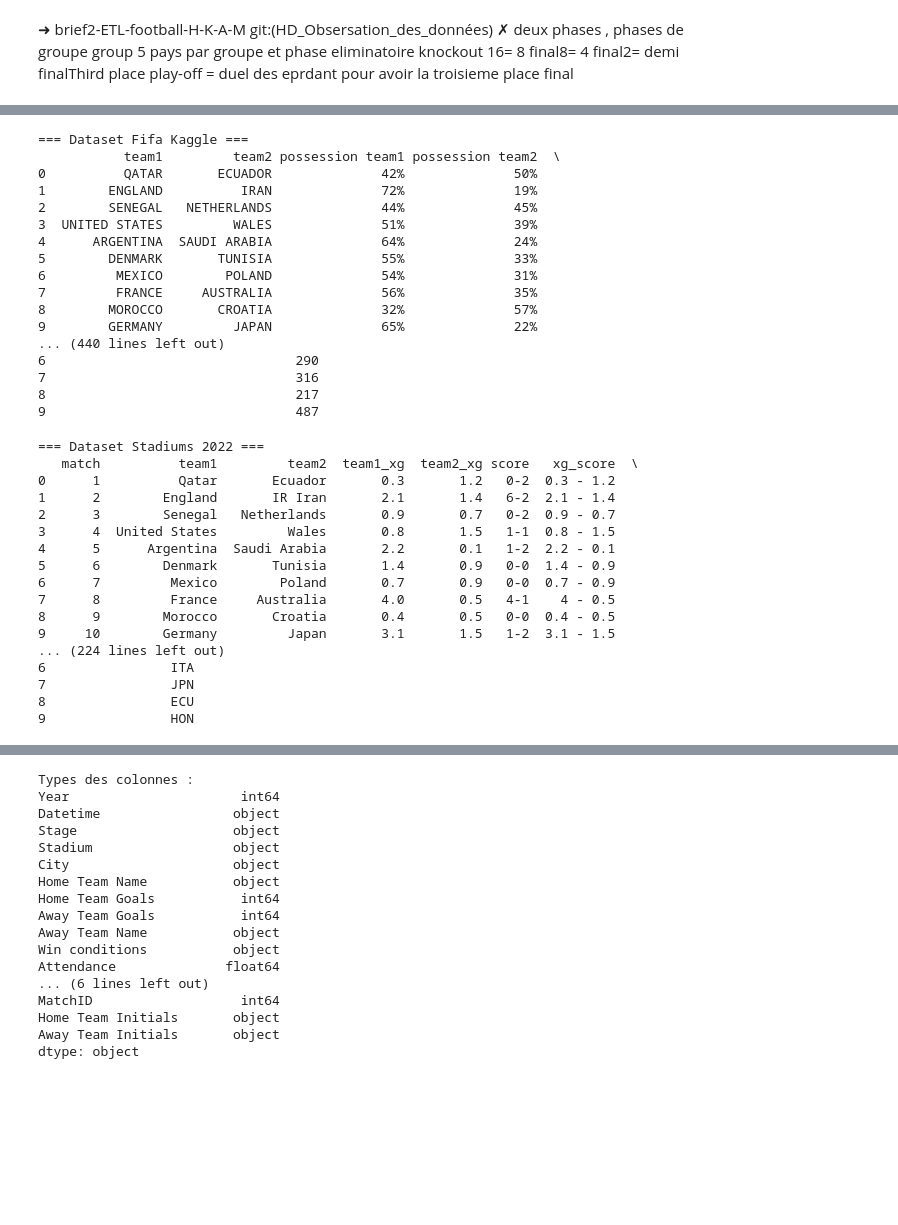
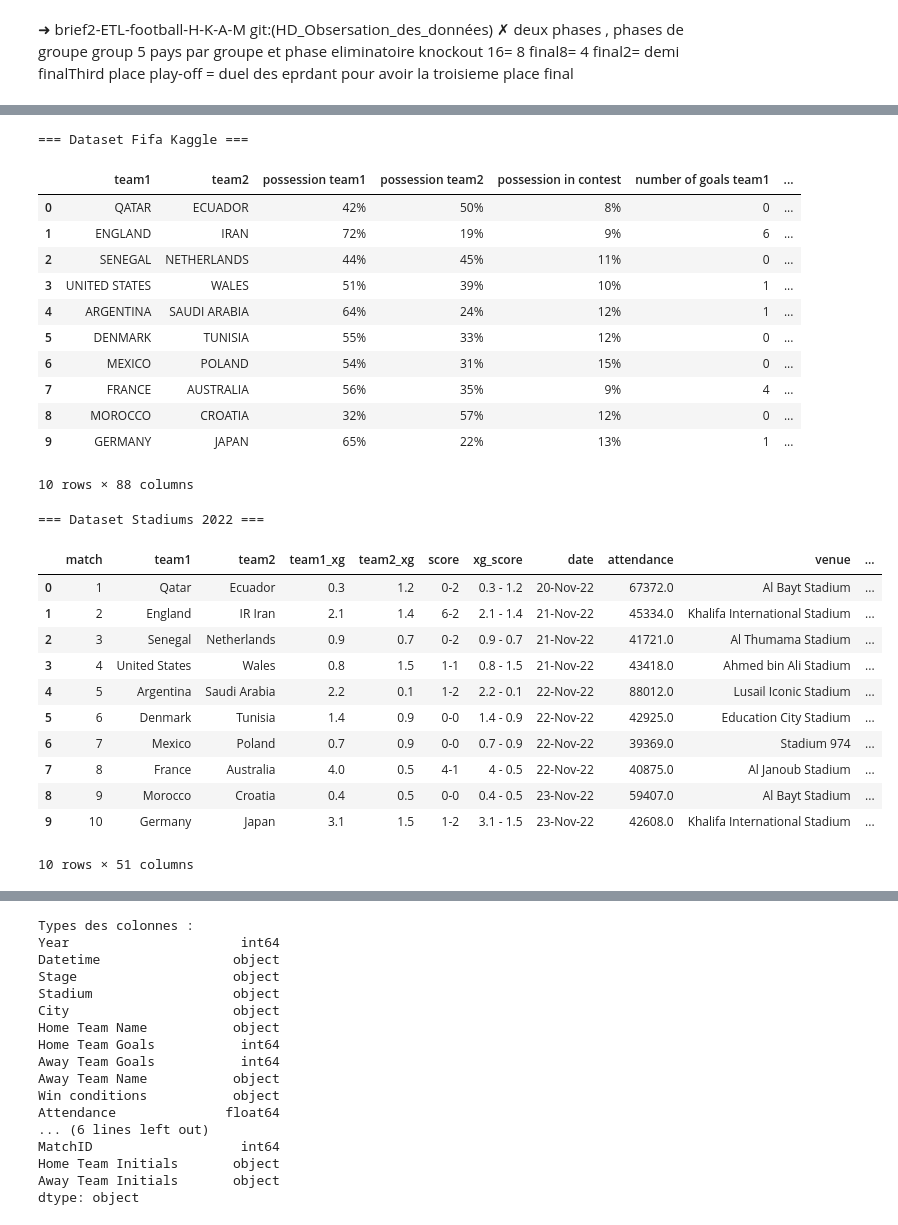
Before and after one commit to Simplon-DE-P1-2025/brief2-ETL-football-H-K-A-M, a Jupyter notebook: Notebook/Observation_des_données.ipynb, the cells around one changed output, grey strips where cells are left out. Drawn from its saved outputs; the diff is of its cells as text; code cells hidden in the pictures; blank space fills up the shorter version.

```diff
--- a/Notebook/Observation_des_données.ipynb
+++ b/Notebook/Observation_des_données.ipynb
@@ -53,47 +9,34 @@ print(df2.head(10))
 # %%
-# Charger les différents dataset
-print("=== Dataset Fifa Kaggle ===")
-print(df3.head(10))
 # %% [output]
 === Dataset Fifa Kaggle ===
-           team1         team2 possession team1 possession team2  \
-0          QATAR       ECUADOR              42%              50%
-1        ENGLAND          IRAN              72%              19%
-2        SENEGAL   NETHERLANDS              44%              45%
-3  UNITED STATES         WALES              51%              39%
-4      ARGENTINA  SAUDI ARABIA              64%              24%
-5        DENMARK       TUNISIA              55%              33%
-6         MEXICO        POLAND              54%              31%
-7         FRANCE     AUSTRALIA              56%              35%
-8        MOROCCO       CROATIA              32%              57%
-9        GERMANY         JAPAN              65%              22%
-... (440 lines left out)
-6                                290
-7                                316
-8                                217
-9                                487
+|  | team1 | team2 | possession team1 | possession team2 | possession in contest | number of goals team1 | ... |
+| 0 | QATAR | ECUADOR | 42% | 50% | 8% | 0 | ... |
+| 1 | ENGLAND | IRAN | 72% | 19% | 9% | 6 | ... |
+| 2 | SENEGAL | NETHERLANDS | 44% | 45% | 11% | 0 | ... |
+| 3 | UNITED STATES | WALES | 51% | 39% | 10% | 1 | ... |
+| 4 | ARGENTINA | SAUDI ARABIA | 64% | 24% | 12% | 1 | ... |
+| 5 | DENMARK | TUNISIA | 55% | 33% | 12% | 0 | ... |
+| 6 | MEXICO | POLAND | 54% | 31% | 15% | 0 | ... |
+| 7 | FRANCE | AUSTRALIA | 56% | 35% | 9% | 4 | ... |
+| 8 | MOROCCO | CROATIA | 32% | 57% | 12% | 0 | ... |
+| 9 | GERMANY | JAPAN | 65% | 22% | 13% | 1 | ... |
+10 rows × 88 columns
 # %%
 # Charger les différents dataset
+df4 = pd.read_csv("../data/raw/world_cup_data_2022_stadium.csv")
 print("=== Dataset Stadiums 2022 ===")
-print(df4.head(10))
-
-print("=== Dataset WorldCup 2014 ===")
-print(df5.head(10))
+df4.head(10)
 # %% [output]
 === Dataset Stadiums 2022 ===
-   match          team1         team2  team1_xg  team2_xg score   xg_score  \
-0      1          Qatar       Ecuador       0.3       1.2   0-2  0.3 - 1.2
-1      2        England       IR Iran       2.1       1.4   6-2  2.1 - 1.4
-2      3        Senegal   Netherlands       0.9       0.7   0-2  0.9 - 0.7
-3      4  United States         Wales       0.8       1.5   1-1  0.8 - 1.5
-4      5      Argentina  Saudi Arabia       2.2       0.1   1-2  2.2 - 0.1
-5      6        Denmark       Tunisia       1.4       0.9   0-0  1.4 - 0.9
-6      7         Mexico        Poland       0.7       0.9   0-0  0.7 - 0.9
-7      8         France     Australia       4.0       0.5   4-1    4 - 0.5
-8      9        Morocco       Croatia       0.4       0.5   0-0  0.4 - 0.5
-9     10        Germany         Japan       3.1       1.5   1-2  3.1 - 1.5
-... (224 lines left out)
-6                ITA
-7                JPN
-8                ECU
-9                HON
+|  | match | team1 | team2 | team1_xg | team2_xg | score | xg_score | date | attendance | venue | ... |
+| 0 | 1 | Qatar | Ecuador | 0.3 | 1.2 | 0-2 | 0.3 - 1.2 | 20-Nov-22 | 67372.0 | Al Bayt Stadium | ... |
+| 1 | 2 | England | IR Iran | 2.1 | 1.4 | 6-2 | 2.1 - 1.4 | 21-Nov-22 | 45334.0 | Khalifa International Stadium | ... |
+| 2 | 3 | Senegal | Netherlands | 0.9 | 0.7 | 0-2 | 0.9 - 0.7 | 21-Nov-22 | 41721.0 | Al Thumama Stadium | ... |
+| 3 | 4 | United States | Wales | 0.8 | 1.5 | 1-1 | 0.8 - 1.5 | 21-Nov-22 | 43418.0 | Ahmed bin Ali Stadium | ... |
+| 4 | 5 | Argentina | Saudi Arabia | 2.2 | 0.1 | 1-2 | 2.2 - 0.1 | 22-Nov-22 | 88012.0 | Lusail Iconic Stadium | ... |
+| 5 | 6 | Denmark | Tunisia | 1.4 | 0.9 | 0-0 | 1.4 - 0.9 | 22-Nov-22 | 42925.0 | Education City Stadium | ... |
+| 6 | 7 | Mexico | Poland | 0.7 | 0.9 | 0-0 | 0.7 - 0.9 | 22-Nov-22 | 39369.0 | Stadium 974 | ... |
+| 7 | 8 | France | Australia | 4.0 | 0.5 | 4-1 | 4 - 0.5 | 22-Nov-22 | 40875.0 | Al Janoub Stadium | ... |
+| 8 | 9 | Morocco | Croatia | 0.4 | 0.5 | 0-0 | 0.4 - 0.5 | 23-Nov-22 | 59407.0 | Al Bayt Stadium | ... |
+| 9 | 10 | Germany | Japan | 3.1 | 1.5 | 1-2 | 3.1 - 1.5 | 23-Nov-22 | 42608.0 | Khalifa International Stadium | ... |
+10 rows × 51 columns
```
Also changed, not shown: parts of 111 cells of this notebook, 4 other files.
